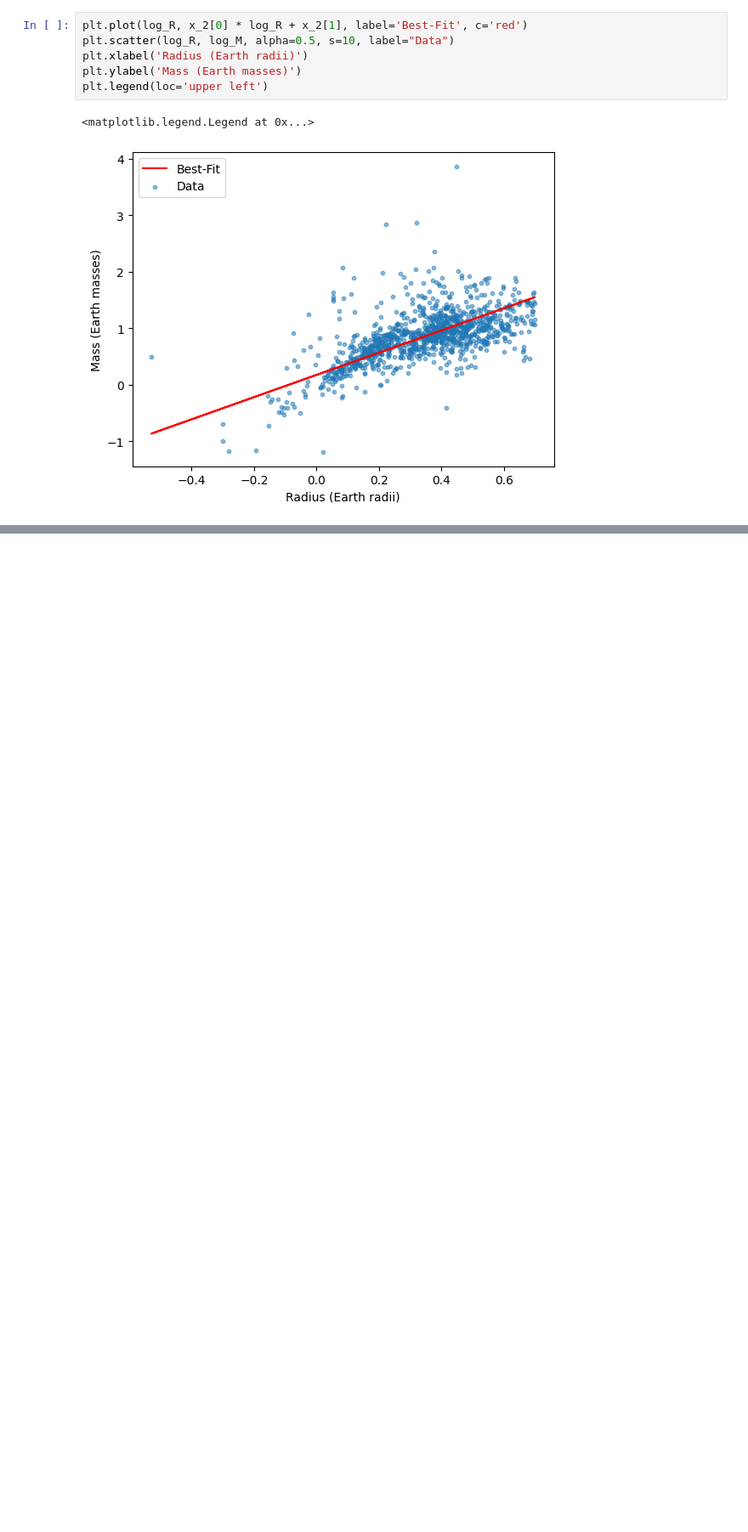
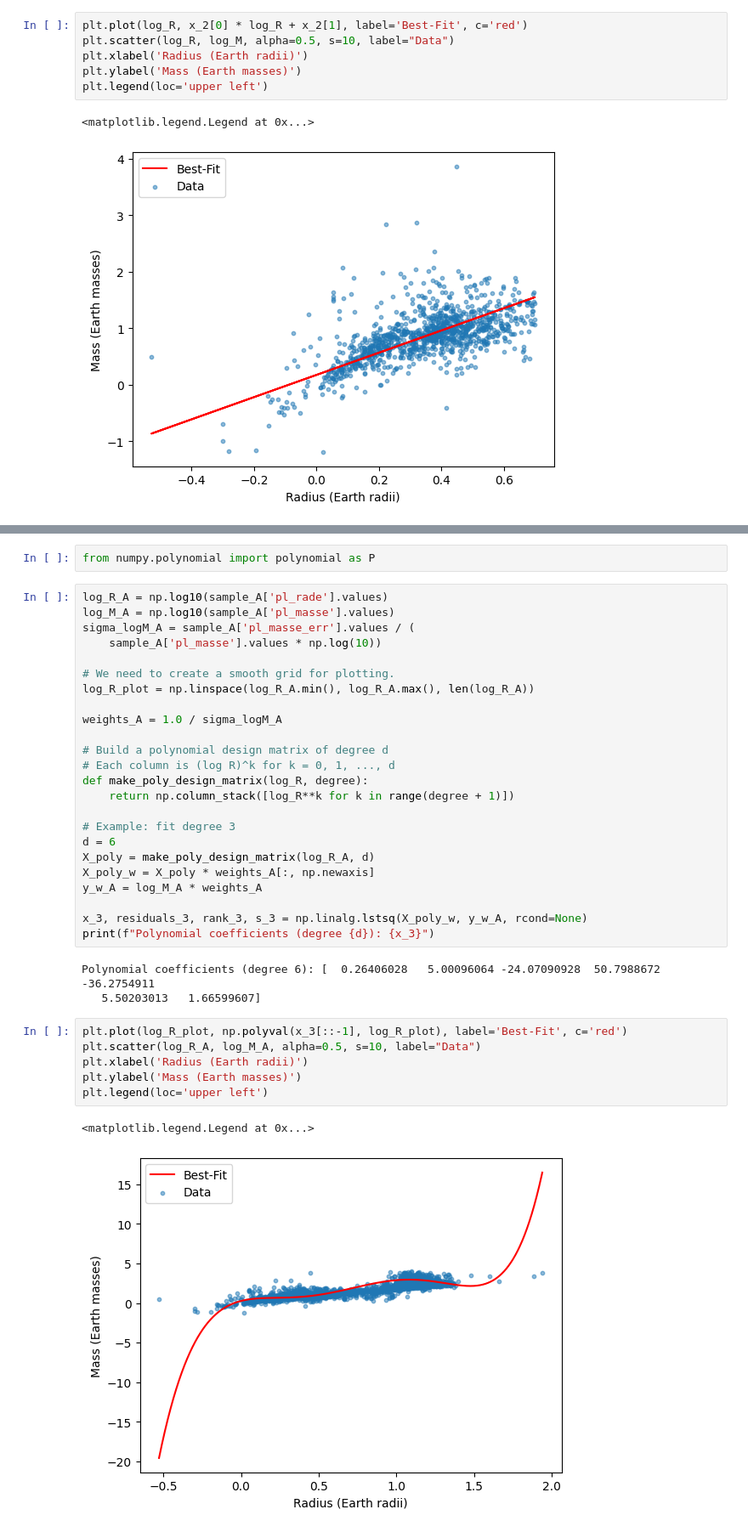
Before and after one commit to eiseleb47/DataScience, a Jupyter notebook: Worksheet_4/worksheet_Benjamin.ipynb, the cells around one changed output, grey strips where cells are left out. Shown at 85% size. Cells and saved outputs as stored; diff of their text form; blank space fills up the shorter version.

```diff
--- a/Worksheet_4/worksheet_Benjamin.ipynb
+++ b/Worksheet_4/worksheet_Benjamin.ipynb
@@ -152,0 +153,38 @@ Neptune : predicted = 21.369, actual = 102.409
+# %%
+from numpy.polynomial import polynomial as P
+# %%
+log_R_A = np.log10(sample_A['pl_rade'].values)
+log_M_A = np.log10(sample_A['pl_masse'].values)
+sigma_logM_A = sample_A['pl_masse_err'].values / (
+    sample_A['pl_masse'].values * np.log(10))
+
+# We need to create a smooth grid for plotting.
+log_R_plot = np.linspace(log_R_A.min(), log_R_A.max(), len(log_R_A))
+
+weights_A = 1.0 / sigma_logM_A
+
+# Build a polynomial design matrix of degree d
+# Each column is (log R)^k for k = 0, 1, ..., d
+def make_poly_design_matrix(log_R, degree):
+    return np.column_stack([log_R**k for k in range(degree + 1)])
+
+# Example: fit degree 3
+d = 6
+X_poly = make_poly_design_matrix(log_R_A, d)
+X_poly_w = X_poly * weights_A[:, np.newaxis]
+y_w_A = log_M_A * weights_A
+
+x_3, residuals_3, rank_3, s_3 = np.linalg.lstsq(X_poly_w, y_w_A, rcond=None)
+print(f"Polynomial coefficients (degree {d}): {x_3}")
+# %% [output]
+Polynomial coefficients (degree 6): [  0.26406028   5.00096064 -24.07090928  50.7988672  -36.2754911
+   5.50203013   1.66599607]
+# %%
+plt.plot(log_R_plot, np.polyval(x_3[::-1], log_R_plot), label='Best-Fit', c='red')
+plt.scatter(log_R_A, log_M_A, alpha=0.5, s=10, label="Data")
+plt.xlabel('Radius (Earth radii)')
+plt.ylabel('Mass (Earth masses)')
+plt.legend(loc='upper left')
+# %% [output]
+<matplotlib.legend.Legend at 0x...>
+[figure, added]
```
Also changed, not shown: parts of 2 cells of this notebook.
